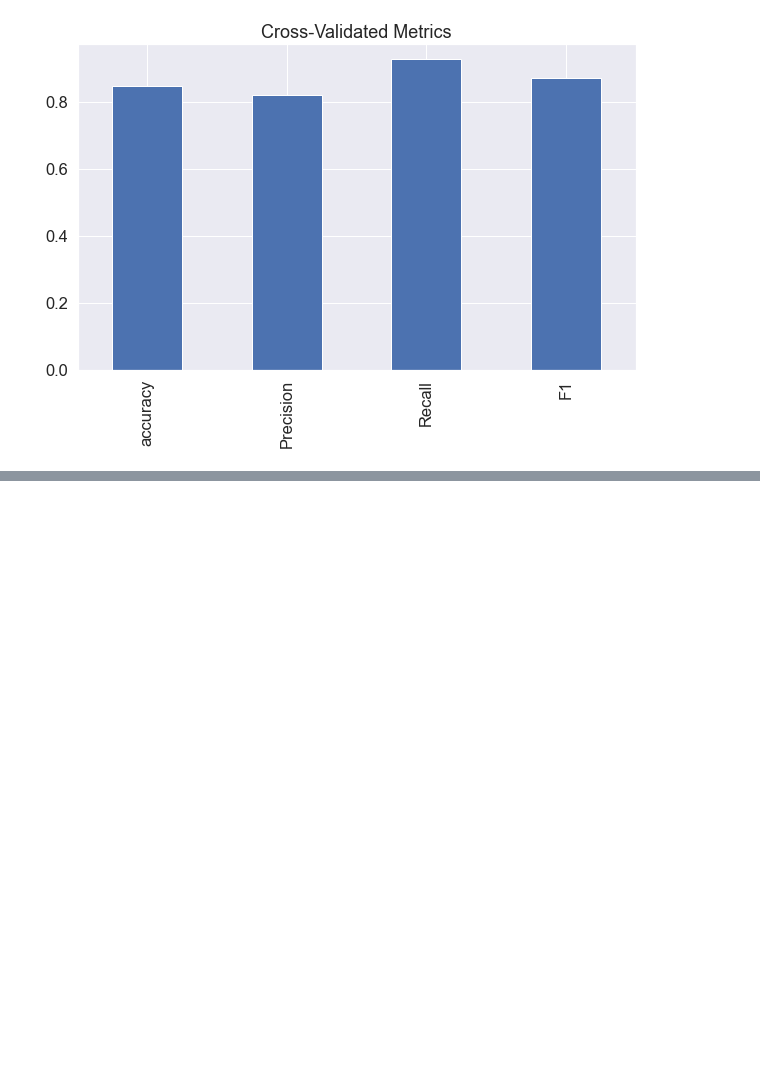
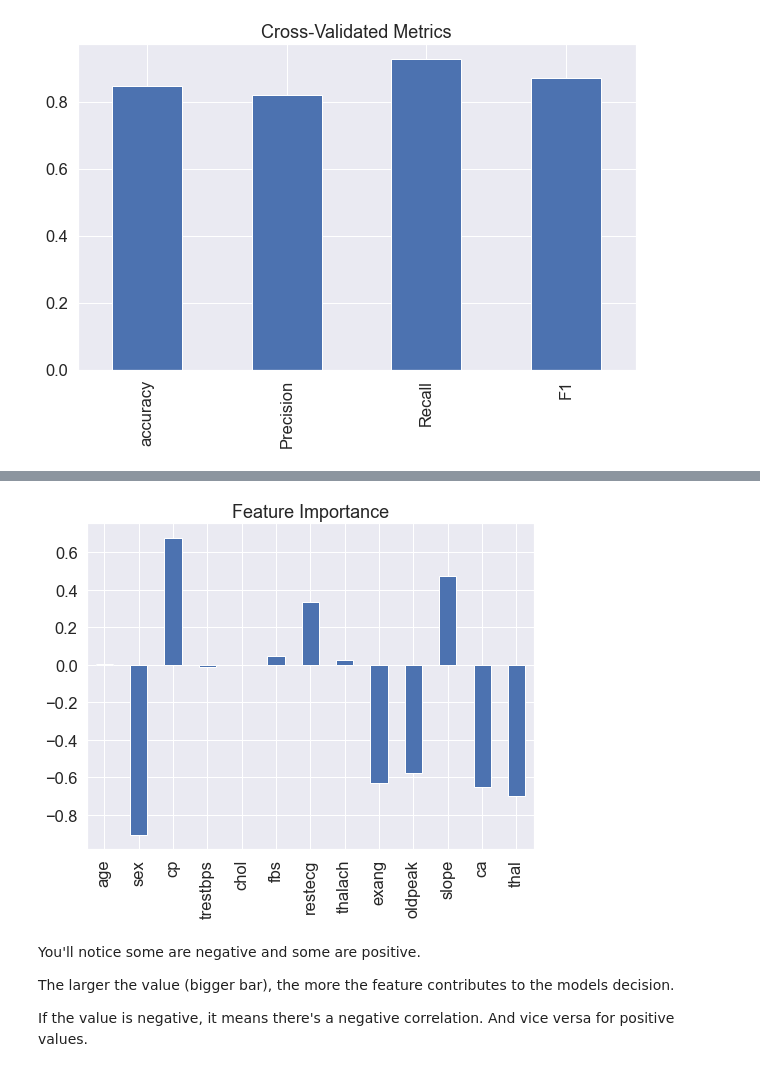
Before and after one commit to aryatomarAI/Machine-learning-and-data-science, a Jupyter notebook: Machine-Learning-Project-1/Predicting-Heart-Disease-ML-(Classification Model).ipynb, the cells around one changed output, grey strips where cells are left out. Cells and saved outputs as stored; diff of their text form; code cells hidden in the pictures; blank space fills up the shorter version.

Commit message:
Feature Importance : It means which feature contributed the most to the outcome of the model

```diff
--- a/Machine-Learning-Project-1/Predicting-Heart-Disease-ML-(Classification Model).ipynb
+++ b/Machine-Learning-Project-1/Predicting-Heart-Disease-ML-(Classification Model).ipynb
@@ -897,0 +913,3 @@ cross_class.T.plot.bar(figsize=(10,6),title="Cross-Validated Metrics",legend=Fal
+# %%
+# Fit an instance of logistic Regression
+clf.fit(X_train,y_train)
@@ -897,0 +925,4 @@ cross_class.T.plot.bar(figsize=(10,6),title="Cross-Validated Metrics",legend=Fal
+# %%
+# Match coef's of features to columns
+feature_dict=dict(zip(df.columns,list(clf.coef_[0])))
+feature_dict
@@ -897,0 +943,12 @@ cross_class.T.plot.bar(figsize=(10,6),title="Cross-Validated Metrics",legend=Fal
+# %%
+# Visualize Feature Importance
+feature_df=pd.DataFrame(feature_dict,index=[0])
+feature_df.T.plot.bar(title="Feature Importance",legend=False,figsize=(8,6));
+# %% [output]
+[figure, added]
+# %% [markdown]
+You'll notice some are negative and some are positive.
+
+The larger the value (bigger bar), the more the feature contributes to the models decision.
+
+If the value is negative, it means there's a negative correlation. And vice versa for positive values.
```
Also changed, not shown: parts of 6 cells of this notebook.
